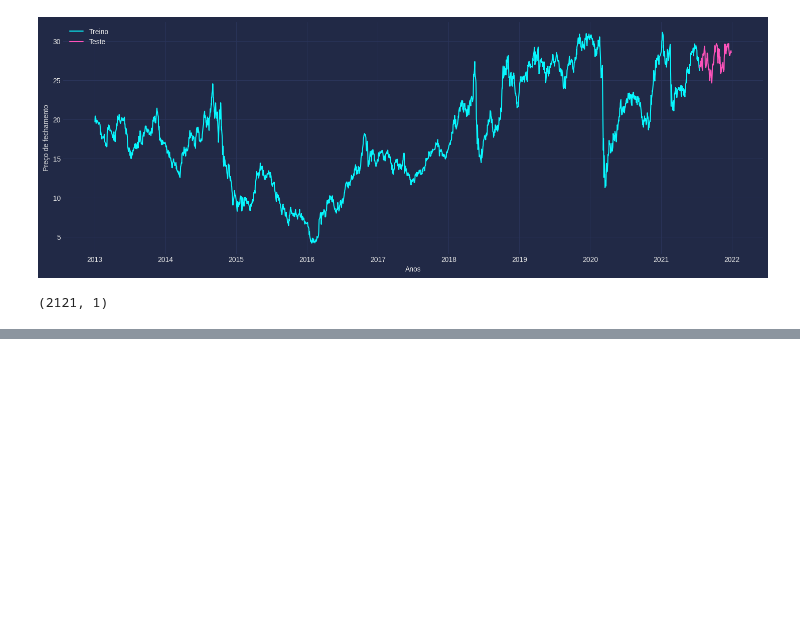
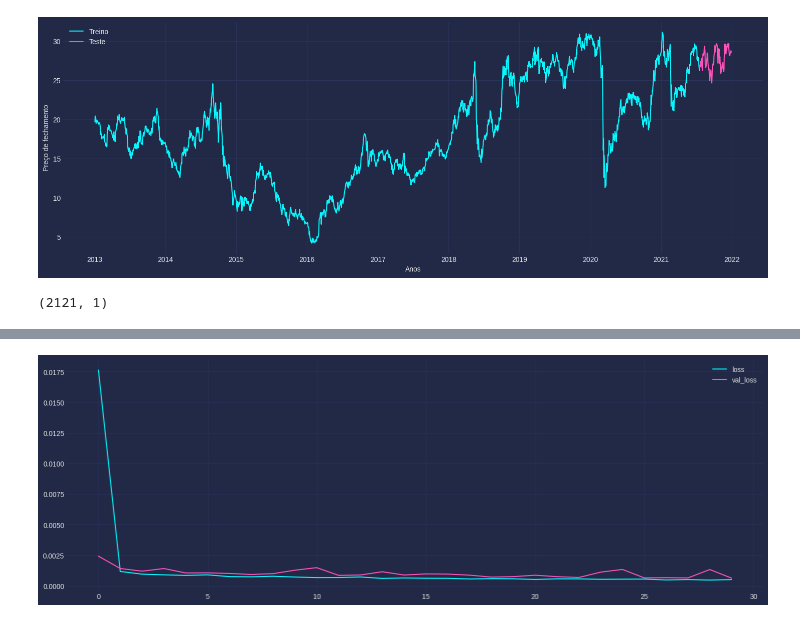
Before and after one commit to kaiomm01/rnn_little_introduction, a Jupyter notebook: rnn_tutorial.ipynb, the cells around one changed output, grey strips where cells are left out. Saved outputs shown, nothing was run; the diff lists cells and outputs as text; code cells hidden in the pictures; blank space fills up the shorter version.

```diff
--- a/rnn_tutorial.ipynb
+++ b/rnn_tutorial.ipynb
@@ -95,3 +95,27 @@ treino_data_normalizado.shape
 #se eu descobrir(e lembrar), eu volto aqui com a explicação.
 # %% [output]
 (2121, 1)
+# %%
+x_train, y_train = [], []
+
+for i in range(sensibilidade, len(treino_data)):
+    x_train.append(treino_data_normalizado[i - sensibilidade:i])
+    y_train.append(treino_data_normalizado[i])
+
+
+x_teste = []
+for i in range(sensibilidade, len(teste_data)):
+    x_teste.append(teste_data_normalizado[i - sensibilidade:i])
+
+x_val, y_val = [], []
+for i in range(sensibilidade, len(val_data_normalizado)):
+    x_val.append(val_data_normalizado[i - sensibilidade:i])
+    y_val.append(val_data_normalizado[i])
+
+x_train = np.array(x_train)
+y_train = np.array(y_train)
+x_teste = np.array(x_teste)
+x_val = np.array(x_val)
+y_val = np.array(y_val)
+
+x_teste.shape
@@ -97,0 +128,11 @@ treino_data_normalizado.shape
+# %%
+from tensorflow.keras.models import Sequential
+from tensorflow.keras.layers import Dense, SimpleRNN
+
+
+model = Sequential()
+model.add(SimpleRNN(100, return_sequences = False, input_shape = (sensibilidade, 1)))
+model.add(Dense(1))
+model.compile(loss = 'mse', optimizer = 'adam')
+
+model.summary()
@@ -97,0 +151,2 @@ treino_data_normalizado.shape
+# %%
+h = model.fit(x_train, y_train, validation_data = (x_val, y_val), epochs = 30, batch_size = 32)
@@ -97,0 +171,7 @@ treino_data_normalizado.shape
+# %%
+plt.plot(h.history['loss'], label = 'loss')
+plt.plot(h.history['val_loss'], label = 'val_loss')
+plt.legend()
+plt.show()
+# %% [output]
+[figure, added]
```
Also changed, not shown: parts of 8 cells of this notebook.
